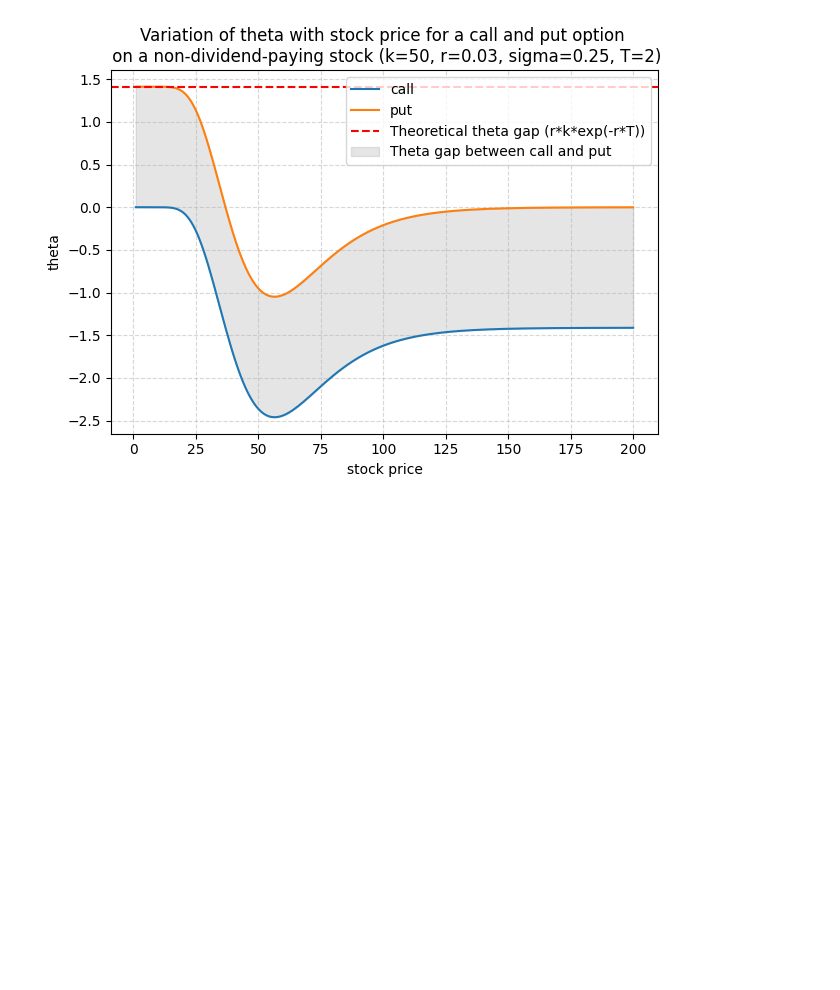
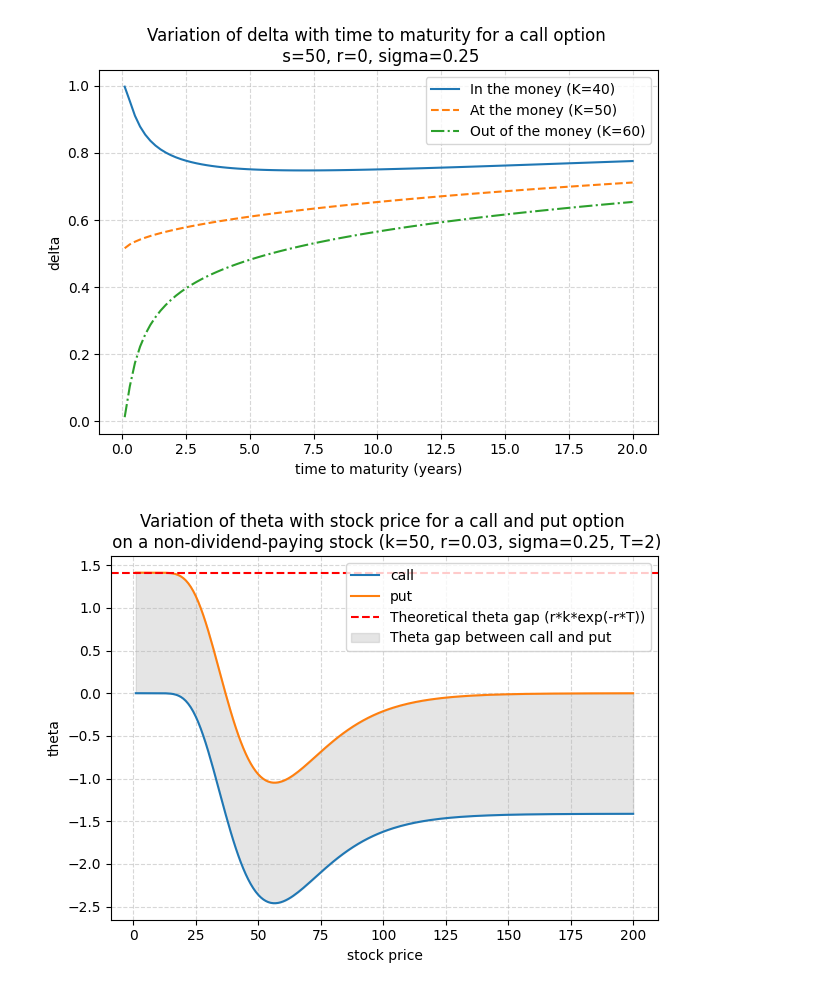
Before and after one commit to hsiuhsil/options_futures_derivatives, a Jupyter notebook: notebooks/Binomial Trees.ipynb, the cells around one changed output. Cells and saved outputs as stored; diff of their text form; code cells hidden in the pictures; blank space fills up the shorter version.

```diff
--- a/notebooks/Binomial Trees.ipynb
+++ b/notebooks/Binomial Trees.ipynb
@@ -83,26 +86,26 @@ plt.show()
 # %%
 from greeks import delta
 
 maturities = np.linspace(0.1,20,100)
+delta_vec = np.vectorize(delta)
 
 for k, moneyness, linestyle in zip(
     [40,50,60],
     ['In the money','At the money','Out of the money'],
     ['-','--','-.']
 ):
-    deltas_call = np.zeros(100)
+    deltas_call = delta_vec(option_type='call', s=50, k=k, r=0, sigma=0.25, T=maturities)
+    plt.plot(maturities, deltas_call, linestyle=linestyle, label=f'{moneyness} (K={k})')
 
-    for i, t in enumerate(maturities):
-        deltas_call[i] = delta(option_type='call', s=50, k=k, r=0, sigma=0.25, T=t)
-
-    plt.plot(maturities, deltas_call, linestyle=linestyle, label=f'{moneyness} (K={k})')
 plt.ylabel('delta')
 plt.xlabel('time to maturity (years)')
 plt.title('Variation of delta with time to maturity for a call option \n s=50, r=0, sigma=0.25')
 plt.grid(True, linestyle='--', alpha=0.5)
 plt.legend()
 plt.tight_layout()
 plt.show()
+# %% [output]
+[figure, added]
 # %%
 from greeks import theta
 stocks = np.linspace(1,200,200)
```
Also changed, not shown: parts of 2 cells of this notebook.
